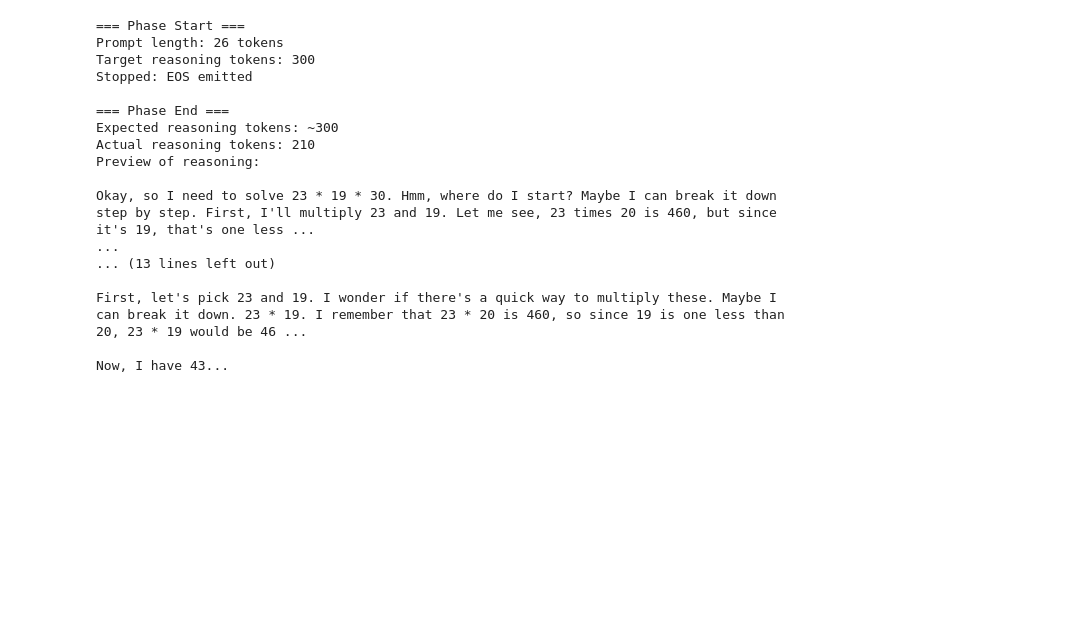
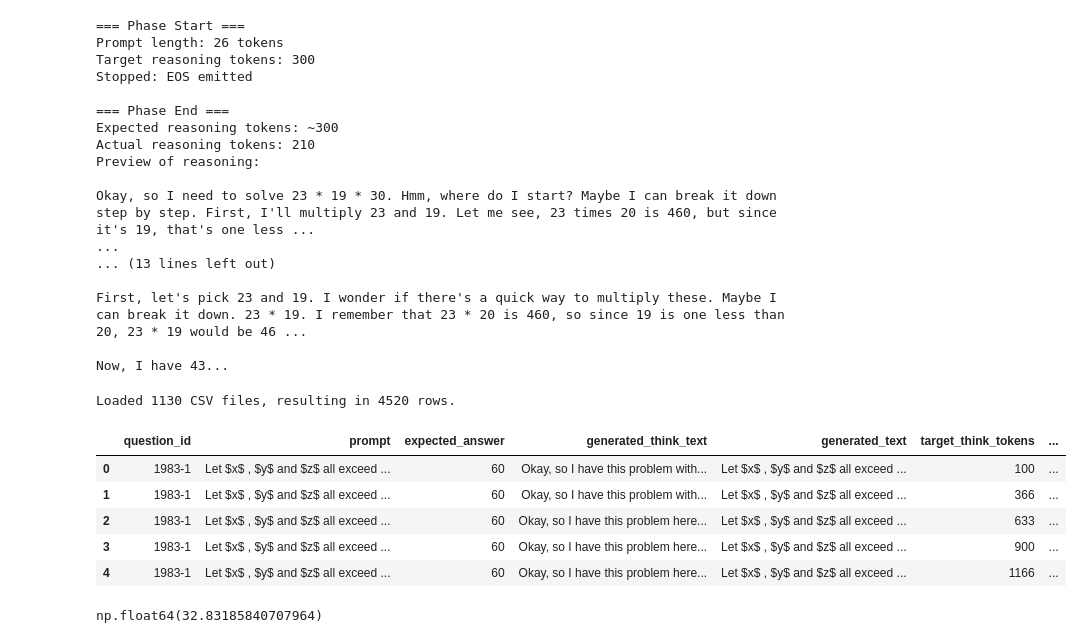
Before and after one commit to SebastianJitaru29/llm-think-too-much, a Jupyter notebook: notebooks/explore.ipynb, the cells around one changed output. Drawn from its saved outputs; the diff is of its cells as text; code cells hidden in the pictures; blank space fills up the shorter version.

```diff
--- a/notebooks/explore.ipynb
+++ b/notebooks/explore.ipynb
@@ -267,3 +268,29 @@ Okay, so I need to solve 23 * 19 * 30. Hmm, where do I start? Maybe I can break
 First, let's pick 23 and 19. I wonder if there's a quick way to multiply these. Maybe I can break it down. 23 * 19. I remember that 23 * 20 is 460, so since 19 is one less than 20, 23 * 19 would be 46 ...
 
 Now, I have 43...
+# %%
+from pathlib import Path
+import pandas as pd
+
+data_dir = Path("..") / "generated_aime"
+
+csv_files = [f for f in data_dir.iterdir() if f.suffix == ".csv"]
+
+df = pd.concat((pd.read_csv(f) for f in csv_files), ignore_index=True)
+
+print(f"Loaded {len(csv_files)} CSV files, resulting in {len(df)} rows.")
+df.head()
+# %% [output]
+Loaded 1130 CSV files, resulting in 4520 rows.
+|  | question_id | prompt | expected_answer | generated_think_text | generated_text | target_think_tokens | ... |
+| 0 | 1983-1 | Let $x$ , $y$ and $z$ all exceed ... | 60 | Okay, so I have this problem with... | Let $x$ , $y$ and $z$ all exceed ... | 100 | ... |
+| 1 | 1983-1 | Let $x$ , $y$ and $z$ all exceed ... | 60 | Okay, so I have this problem with... | Let $x$ , $y$ and $z$ all exceed ... | 366 | ... |
+| 2 | 1983-1 | Let $x$ , $y$ and $z$ all exceed ... | 60 | Okay, so I have this problem here... | Let $x$ , $y$ and $z$ all exceed ... | 633 | ... |
+| 3 | 1983-1 | Let $x$ , $y$ and $z$ all exceed ... | 60 | Okay, so I have this problem here... | Let $x$ , $y$ and $z$ all exceed ... | 900 | ... |
+| 4 | 1983-1 | Let $x$ , $y$ and $z$ all exceed ... | 60 | Okay, so I have this problem here... | Let $x$ , $y$ and $z$ all exceed ... | 1166 | ... |
+# %%
+df["question_id"].unique().size
+accuracy = df["is_correct"].mean() * 100
+accuracy
+# %% [output]
+np.float64(32.83185840707964)
```
Also changed, not shown: parts of 2 cells of this notebook, 34 other files.
